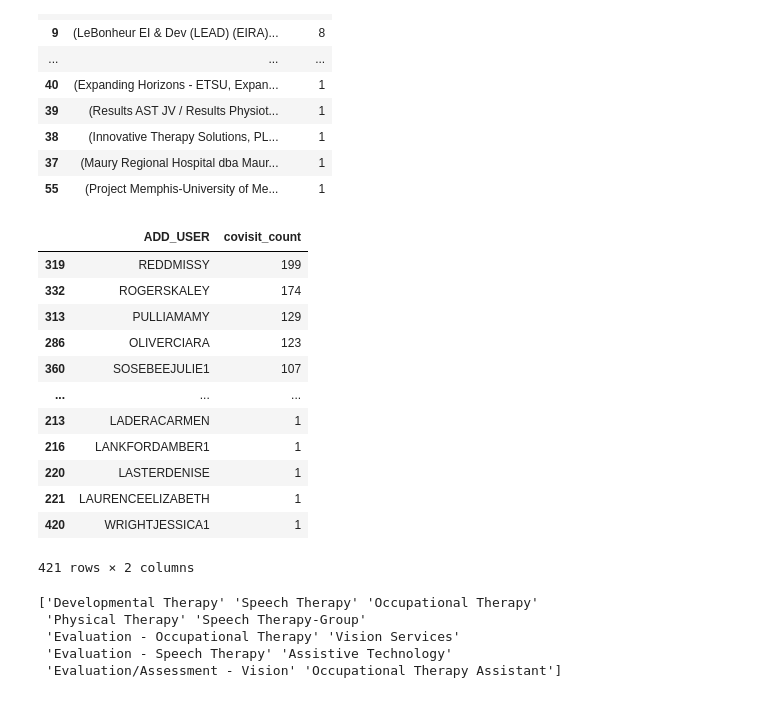
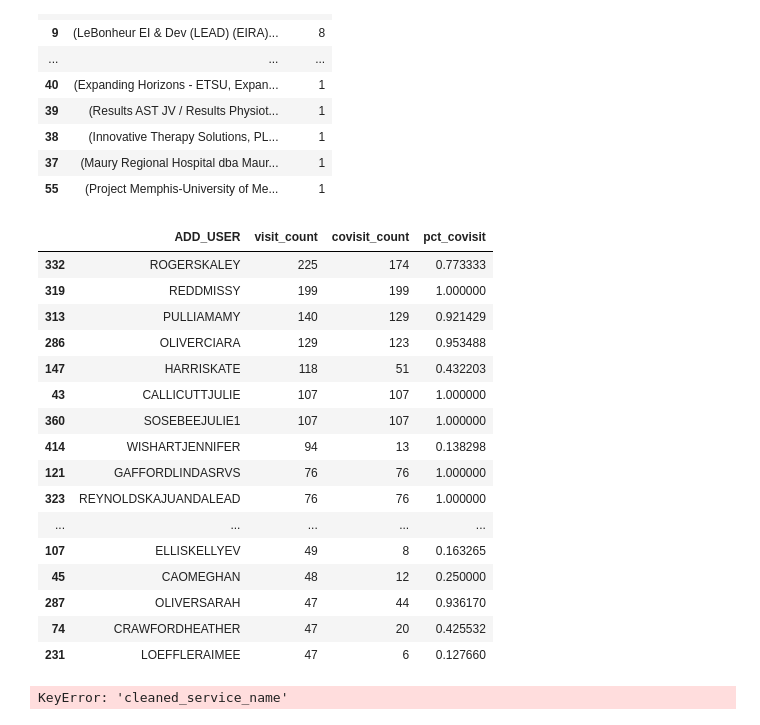
Before and after one commit to NSS-Data-Analytics-Cohort-8/teis_da8_1-granny_pandas, a Jupyter notebook: granny_pandas.ipynb, the cells around one changed output. Drawn from its saved outputs; the diff is of its cells as text; code cells hidden in the pictures.

```diff
--- a/granny_pandas.ipynb
+++ b/granny_pandas.ipynb
@@ -8,20 +10,21 @@ kids_df = pd.read_excel("C:\\Users\\jtbes\\Documents\\DA8\Projects\\teis_da8_1-g
 # %%
 covisits = ifsp_df[ifsp_df['IFSP Teaming ID name'] == 'Co-Visit']
 # %%
-covisits = covisits.sort_values(['CHILD_ID', 'SERVICE_DATE'])
+ifsp_df = ifsp_df.sort_values(['CHILD_ID', 'SERVICE_DATE'])
 # %%
-covisits = covisits.reset_index(drop=True)
+ifsp_df = ifsp_df.reset_index(drop=True)
 # %%
 visit_id = 1
 visit_ids = []
 
-for index, row in covisits.iterrows():
+for index, row in ifsp_df.iterrows():
     if index == 0:
         visit_ids.append(visit_id)
-    elif row['CHILD_ID'] == covisits.iloc[index - 1]['CHILD_ID'] and row['SERVICE_DATE'] == covisits.iloc[index - 1]['SERVICE_DATE']:
+    elif row['CHILD_ID'] == ifsp_df.iloc[index - 1]['CHILD_ID'] and row['SERVICE_DATE'] == ifsp_df.iloc[index - 1]['SERVICE_DATE']:
         visit_ids.append(visit_id)
     else:
         visit_id += 1
         visit_ids.append(visit_id)
 
-covisits['VISIT_ID'] = visit_ids
+ifsp_df['VISIT_ID'] = visit_ids
+ifsp_df.head(50)
@@ -215,28 +221,32 @@ apair_counts
 | 37 | (Maury Regional Hospital dba Maur... | 1 |
 | 55 | (Project Memphis-University of Me... | 1 |
 # %%
-user_count = covisits.groupby('ADD_USER').size().reset_index(name = 'covisit_count')
-user_count = user_count.sort_values(by = 'covisit_count', ascending = False)
-user_count
+user_visits = ifsp_df.groupby('ADD_USER').size().reset_index(name = 'visit_count')
+user_covisits = covisits.groupby('ADD_USER').size().reset_index(name = 'covisit_count')
+merged_users = pd.merge(user_visits, user_covisits, on='ADD_USER', how='inner')
+
+merged_users['pct_covisit'] = merged_users['covisit_count']/merged_users['visit_count']
+merged_users.sort_values(by=['visit_count', 'pct_covisit'], inplace=True, ascending = False)
+merged_users.head(50)
 # %% [output]
-|  | ADD_USER | covisit_count |
-| 319 | REDDMISSY | 199 |
-| 332 | ROGERSKALEY | 174 |
-| 313 | PULLIAMAMY | 129 |
-| 286 | OLIVERCIARA | 123 |
-| 360 | SOSEBEEJULIE1 | 107 |
-| ... | ... | ... |
-| 213 | LADERACARMEN | 1 |
-| 216 | LANKFORDAMBER1 | 1 |
-| 220 | LASTERDENISE | 1 |
-| 221 | LAURENCEELIZABETH | 1 |
-| 420 | WRIGHTJESSICA1 | 1 |
+|  | ADD_USER | visit_count | covisit_count | pct_covisit |
+| 332 | ROGERSKALEY | 225 | 174 | 0.773333 |
+| 319 | REDDMISSY | 199 | 199 | 1.000000 |
+| 313 | PULLIAMAMY | 140 | 129 | 0.921429 |
+| 286 | OLIVERCIARA | 129 | 123 | 0.953488 |
+| 147 | HARRISKATE | 118 | 51 | 0.432203 |
+| 43 | CALLICUTTJULIE | 107 | 107 | 1.000000 |
+| 360 | SOSEBEEJULIE1 | 107 | 107 | 1.000000 |
+| 414 | WISHARTJENNIFER | 94 | 13 | 0.138298 |
+| 121 | GAFFORDLINDASRVS | 76 | 76 | 1.000000 |
+| 323 | REYNOLDSKAJUANDALEAD | 76 | 76 | 1.000000 |
+| ... | ... | ... | ... | ... |
+| 107 | ELLISKELLYEV | 49 | 8 | 0.163265 |
+| 45 | CAOMEGHAN | 48 | 12 | 0.250000 |
+| 287 | OLIVERSARAH | 47 | 44 | 0.936170 |
+| 74 | CRAWFORDHEATHER | 47 | 20 | 0.425532 |
+| 231 | LOEFFLERAIMEE | 47 | 6 | 0.127660 |
-421 rows × 2 columns
 # %%
 print(covisits['cleaned_service_name'].unique()) ## cleaning didn't quite work. revisit Tues
 # %% [output]
-['Developmental Therapy' 'Speech Therapy' 'Occupational Therapy'
- 'Physical Therapy' 'Speech Therapy-Group'
- 'Evaluation - Occupational Therapy' 'Vision Services'
- 'Evaluation - Speech Therapy' 'Assistive Technology'
- 'Evaluation/Assessment - Vision' 'Occupational Therapy Assistant']
+KeyError: 'cleaned_service_name'
```
Also changed, not shown: parts of 18 cells of this notebook.
